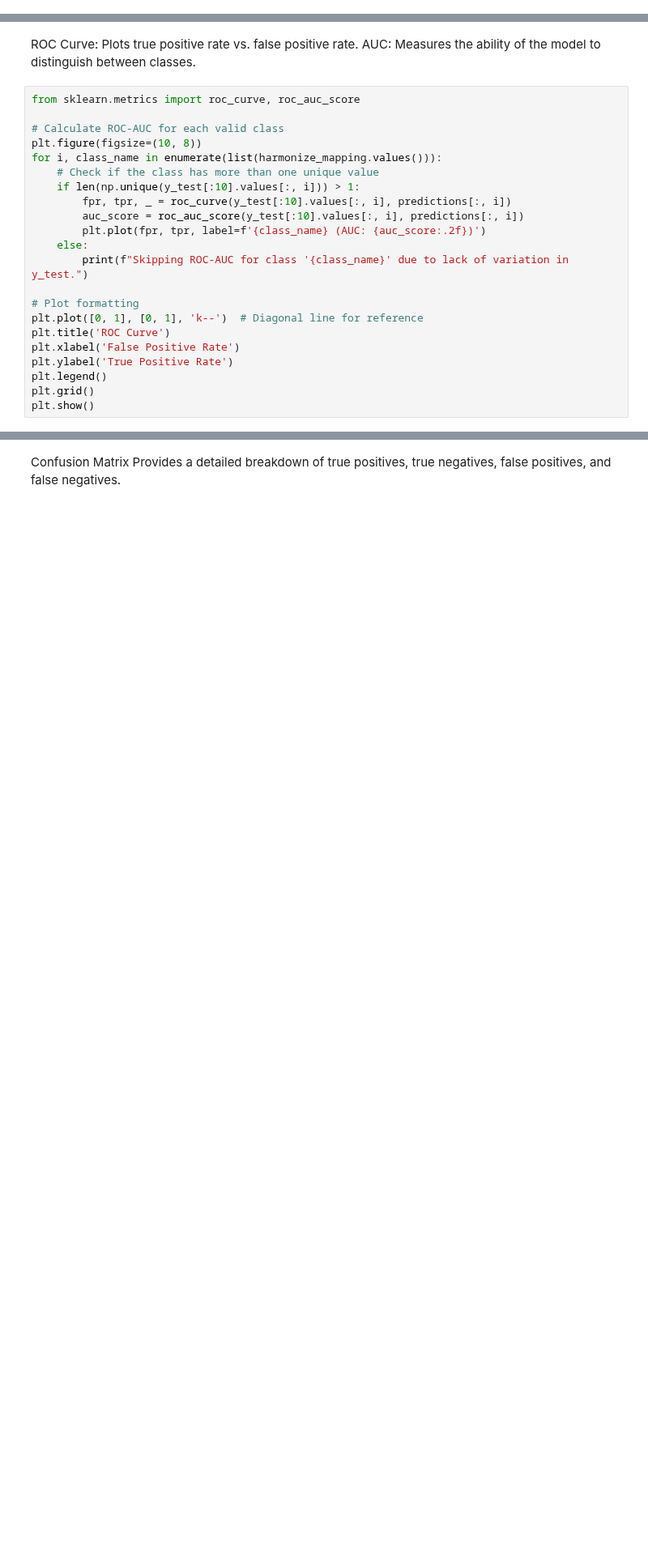
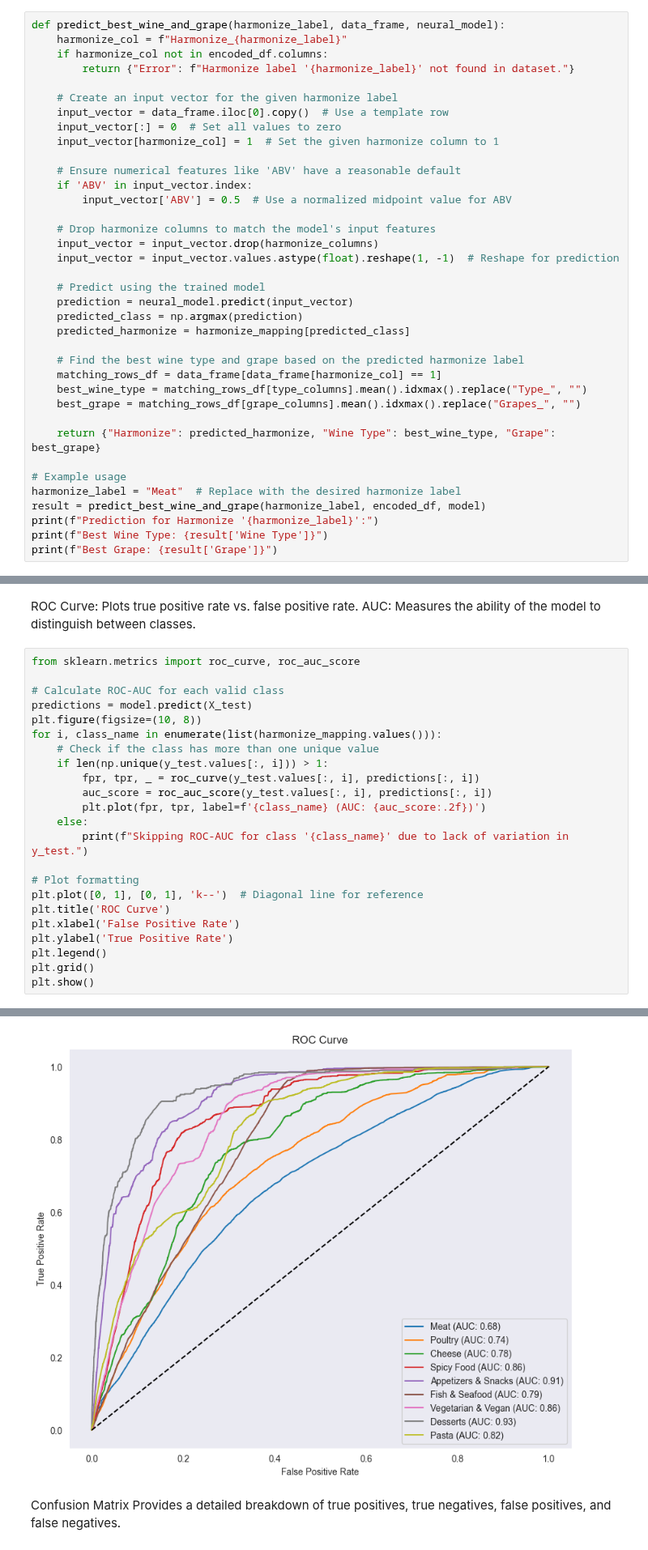
Before and after one commit to SrMasterAD/MEIA_ISEP_TEAM7_2024_2025_Challenge_2, a Jupyter notebook: notebooks/Notebook_Main_AAUT.ipynb, the cells around one changed output, grey strips where cells are left out. Shown at 81% size. Saved outputs shown, nothing was run; the diff lists cells and outputs as text; blank space fills up the shorter version.

```diff
--- a/notebooks/Notebook_Main_AAUT.ipynb
+++ b/notebooks/Notebook_Main_AAUT.ipynb
@@ -401,0 +466,37 @@ for i, result in enumerate(results):
+# %%
+def predict_best_wine_and_grape(harmonize_label, data_frame, neural_model):
+    harmonize_col = f"Harmonize_{harmonize_label}"
+    if harmonize_col not in encoded_df.columns:
+        return {"Error": f"Harmonize label '{harmonize_label}' not found in dataset."}
+
+    # Create an input vector for the given harmonize label
+    input_vector = data_frame.iloc[0].copy()  # Use a template row
+    input_vector[:] = 0  # Set all values to zero
+    input_vector[harmonize_col] = 1  # Set the given harmonize column to 1
+
+    # Ensure numerical features like 'ABV' have a reasonable default
+    if 'ABV' in input_vector.index:
+        input_vector['ABV'] = 0.5  # Use a normalized midpoint value for ABV
+
+    # Drop harmonize columns to match the model's input features
+    input_vector = input_vector.drop(harmonize_columns)
+    input_vector = input_vector.values.astype(float).reshape(1, -1)  # Reshape for prediction
+
+    # Predict using the trained model
+    prediction = neural_model.predict(input_vector)
+    predicted_class = np.argmax(prediction)
+    predicted_harmonize = harmonize_mapping[predicted_class]
+
+    # Find the best wine type and grape based on the predicted harmonize label
+    matching_rows_df = data_frame[data_frame[harmonize_col] == 1]
+    best_wine_type = matching_rows_df[type_columns].mean().idxmax().replace("Type_", "")
+    best_grape = matching_rows_df[grape_columns].mean().idxmax().replace("Grapes_", "")
+
+    return {"Harmonize": predicted_harmonize, "Wine Type": best_wine_type, "Grape": best_grape}
+
+# Example usage
+harmonize_label = "Meat"  # Replace with the desired harmonize label
+result = predict_best_wine_and_grape(harmonize_label, encoded_df, model)
+print(f"Prediction for Harmonize '{harmonize_label}':")
+print(f"Best Wine Type: {result['Wine Type']}")
+print(f"Best Grape: {result['Grape']}")
@@ -435,12 +541,13 @@ AUC: Measures the ability of the model to distinguish between classes.
 from sklearn.metrics import roc_curve, roc_auc_score
 
 # Calculate ROC-AUC for each valid class
+predictions = model.predict(X_test)
 plt.figure(figsize=(10, 8))
 for i, class_name in enumerate(list(harmonize_mapping.values())):
     # Check if the class has more than one unique value
-    if len(np.unique(y_test[:10].values[:, i])) > 1:
-        fpr, tpr, _ = roc_curve(y_test[:10].values[:, i], predictions[:, i])
-        auc_score = roc_auc_score(y_test[:10].values[:, i], predictions[:, i])
+    if len(np.unique(y_test.values[:, i])) > 1:
+        fpr, tpr, _ = roc_curve(y_test.values[:, i], predictions[:, i])
+        auc_score = roc_auc_score(y_test.values[:, i], predictions[:, i])
         plt.plot(fpr, tpr, label=f'{class_name} (AUC: {auc_score:.2f})')
     else:
         print(f"Skipping ROC-AUC for class '{class_name}' due to lack of variation in y_test.")
@@ -453,3 +560,4 @@ plt.ylabel('True Positive Rate')
 plt.legend()
 plt.grid()
 plt.show()
+# %% [output]
@@ -456,3 +565,4 @@ plt.show()
+[figure, added]
 # %% [markdown]
 Confusion Matrix
 Provides a detailed breakdown of true positives, true negatives, false positives, and false negatives.
```
Also changed, not shown: parts of 13 cells of this notebook, 1 other file.
